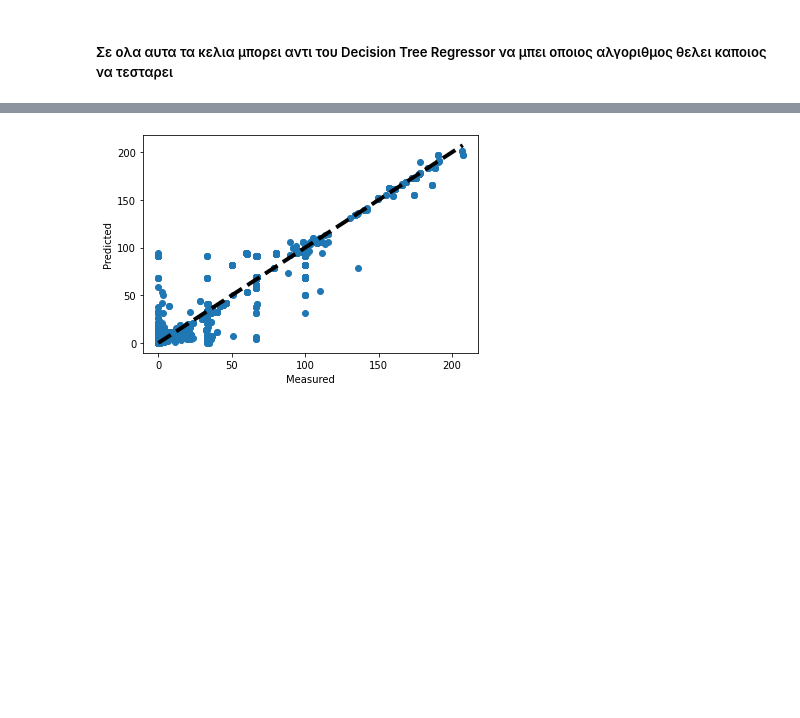
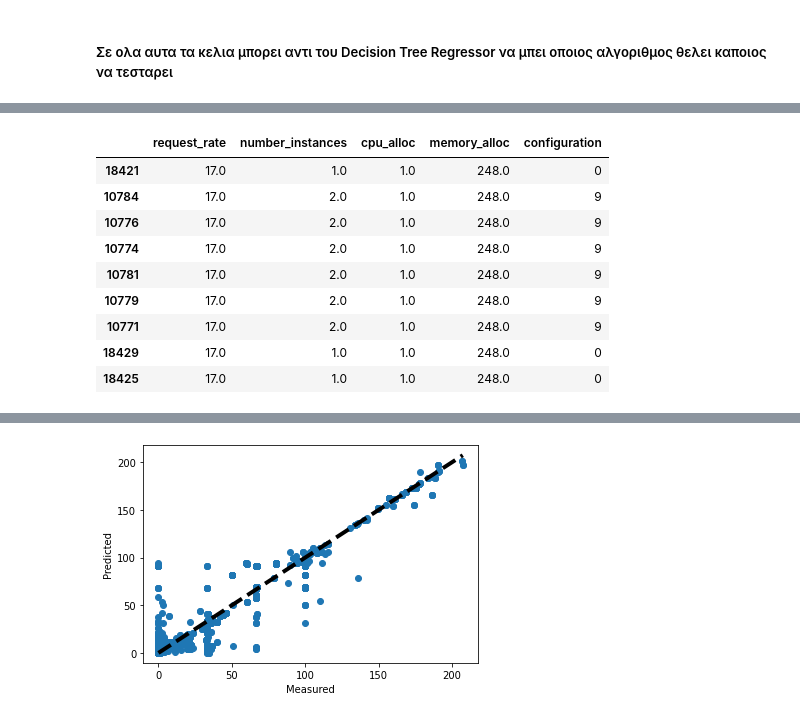
Before and after one commit to giorgosmarinos/Morphemic-performance-metric--prediction, a Jupyter notebook: experiments_notebooks/Performance-prediction-have-used-request-rate-in-the-model.ipynb, the cells around one changed output, grey strips where cells are left out. Saved outputs shown, nothing was run; the diff lists cells and outputs as text; code cells hidden in the pictures; blank space fills up the shorter version.

```diff
--- a/experiments_notebooks/Performance-prediction-have-used-request-rate-in-the-model.ipynb
+++ b/experiments_notebooks/Performance-prediction-have-used-request-rate-in-the-model.ipynb
@@ -284,0 +330,13 @@ print(mean_squared_error(y_test, pred, squared=False))
+# %%
+X_test[X_test['request_rate']==17.00]
+# %% [output]
+|  | request_rate | number_instances | cpu_alloc | memory_alloc | configuration |
+| 18421 | 17.0 | 1.0 | 1.0 | 248.0 | 0 |
+| 10784 | 17.0 | 2.0 | 1.0 | 248.0 | 9 |
+| 10776 | 17.0 | 2.0 | 1.0 | 248.0 | 9 |
+| 10774 | 17.0 | 2.0 | 1.0 | 248.0 | 9 |
+| 10781 | 17.0 | 2.0 | 1.0 | 248.0 | 9 |
+| 10779 | 17.0 | 2.0 | 1.0 | 248.0 | 9 |
+| 10771 | 17.0 | 2.0 | 1.0 | 248.0 | 9 |
+| 18429 | 17.0 | 1.0 | 1.0 | 248.0 | 0 |
+| 18425 | 17.0 | 1.0 | 1.0 | 248.0 | 0 |
```
Also changed, not shown: parts of 12 cells of this notebook.
